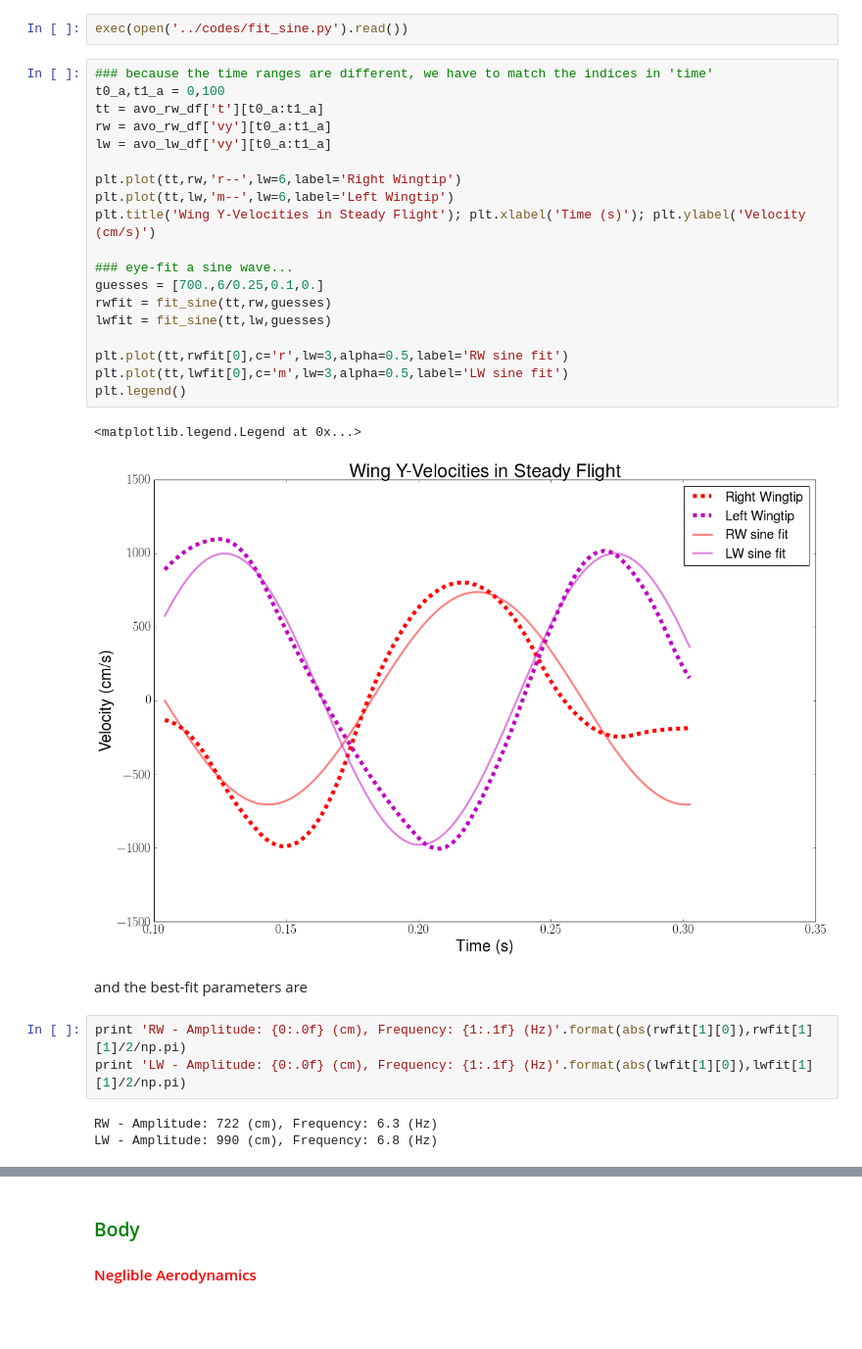
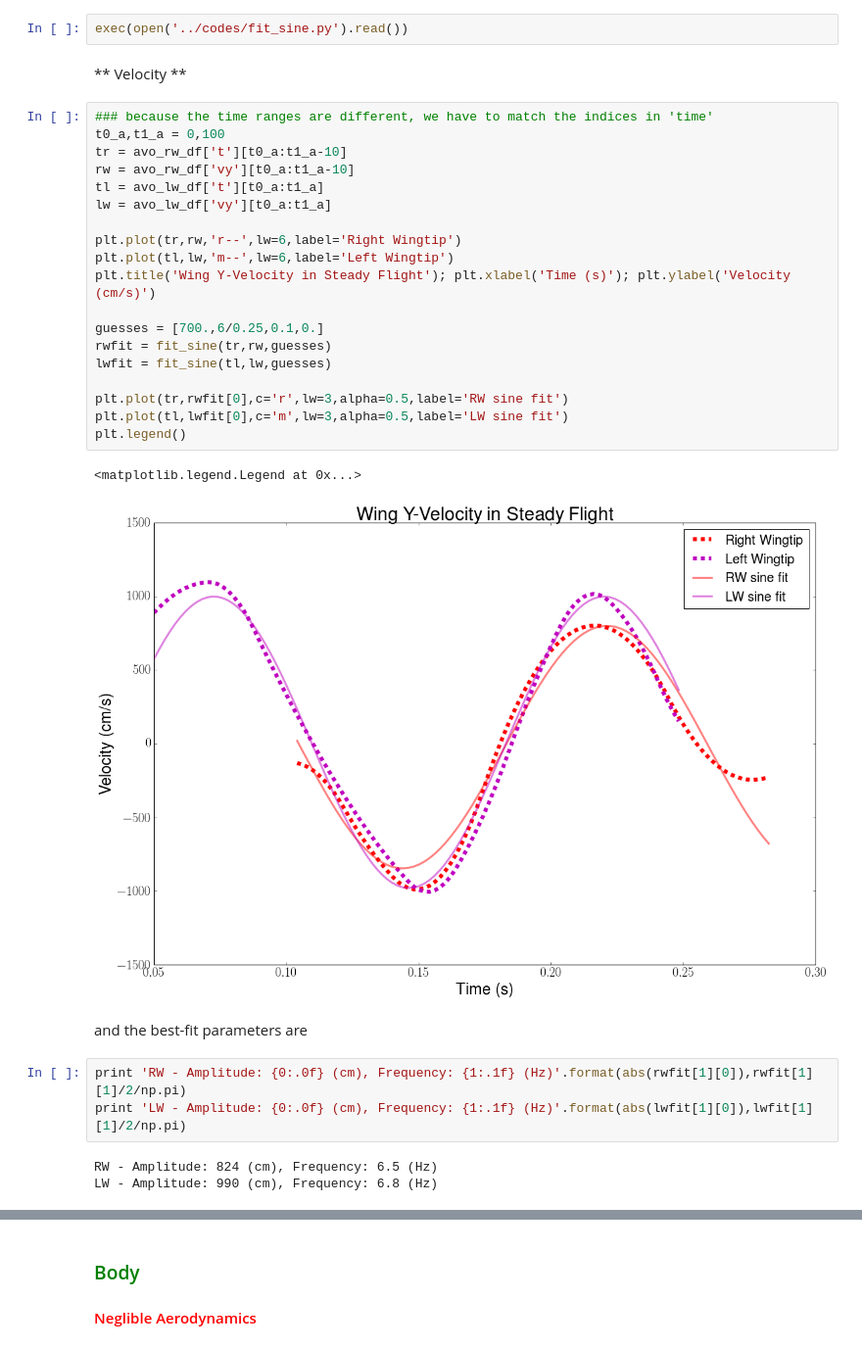
Before and after one commit to Ravirajadrangi/Biomechanics-of-Flight., a Jupyter notebook: others/estimates.ipynb, the cells around one changed output, grey strips where cells are left out. Shown: that part at 98% size. Saved outputs shown, nothing was run; the diff lists cells and outputs as text; blank space fills up the shorter version.

Commit message:
done estimates and justification mostly (left: body and torque)

```diff
--- a/others/estimates.ipynb
+++ b/others/estimates.ipynb
@@ -93,35 +93,37 @@ sho_df['vx_sf'],sho_df['vx_de'],sho_df['vx_ld']=np.array([sho_b_sf_v]),np.array(
 Due to the lack of data in the steady flight phase for the shoveler, here only avocet data is presented. And as usual, the two species are considered the same.
 # %%
 exec(open('../codes/fit_sine.py').read())
+# %% [markdown]
+** Velocity **
 # %%
 ### because the time ranges are different, we have to match the indices in 'time'
 t0_a,t1_a = 0,100
-tt = avo_rw_df['t'][t0_a:t1_a]
-rw = avo_rw_df['vy'][t0_a:t1_a]
+tr = avo_rw_df['t'][t0_a:t1_a-10]
+rw = avo_rw_df['vy'][t0_a:t1_a-10]
+tl = avo_lw_df['t'][t0_a:t1_a]
 lw = avo_lw_df['vy'][t0_a:t1_a]
 
-plt.plot(tt,rw,'r--',lw=6,label='Right Wingtip')
-plt.plot(tt,lw,'m--',lw=6,label='Left Wingtip')
-plt.title('Wing Y-Velocities in Steady Flight'); plt.xlabel('Time (s)'); plt.ylabel('Velocity (cm/s)')
+plt.plot(tr,rw,'r--',lw=6,label='Right Wingtip')
+plt.plot(tl,lw,'m--',lw=6,label='Left Wingtip')
+plt.title('Wing Y-Velocity in Steady Flight'); plt.xlabel('Time (s)'); plt.ylabel('Velocity (cm/s)')
 
-### eye-fit a sine wave...
 guesses = [700.,6/0.25,0.1,0.]
-rwfit = fit_sine(tt,rw,guesses)
-lwfit = fit_sine(tt,lw,guesses)
+rwfit = fit_sine(tr,rw,guesses)
+lwfit = fit_sine(tl,lw,guesses)
 
-plt.plot(tt,rwfit[0],c='r',lw=3,alpha=0.5,label='RW sine fit')
-plt.plot(tt,lwfit[0],c='m',lw=3,alpha=0.5,label='LW sine fit')
+plt.plot(tr,rwfit[0],c='r',lw=3,alpha=0.5,label='RW sine fit')
+plt.plot(tl,lwfit[0],c='m',lw=3,alpha=0.5,label='LW sine fit')
 plt.legend()
 # %% [output]
 <matplotlib.legend.Legend at 0x...>
-[figure, old version]
+[figure, new version]
 # %% [markdown]
 and the best-fit parameters are
 # %%
 print 'RW - Amplitude: {0:.0f} (cm), Frequency: {1:.1f} (Hz)'.format(abs(rwfit[1][0]),rwfit[1][1]/2/np.pi)
 print 'LW - Amplitude: {0:.0f} (cm), Frequency: {1:.1f} (Hz)'.format(abs(lwfit[1][0]),lwfit[1][1]/2/np.pi)
 # %% [output]
-RW - Amplitude: 722 (cm), Frequency: 6.3 (Hz)
+RW - Amplitude: 824 (cm), Frequency: 6.5 (Hz)
 LW - Amplitude: 990 (cm), Frequency: 6.8 (Hz)
 # %%
 ### store in dataframe...take average, same for two birds...
```
Also changed, not shown: parts of 33 cells of this notebook, 5 other files.
